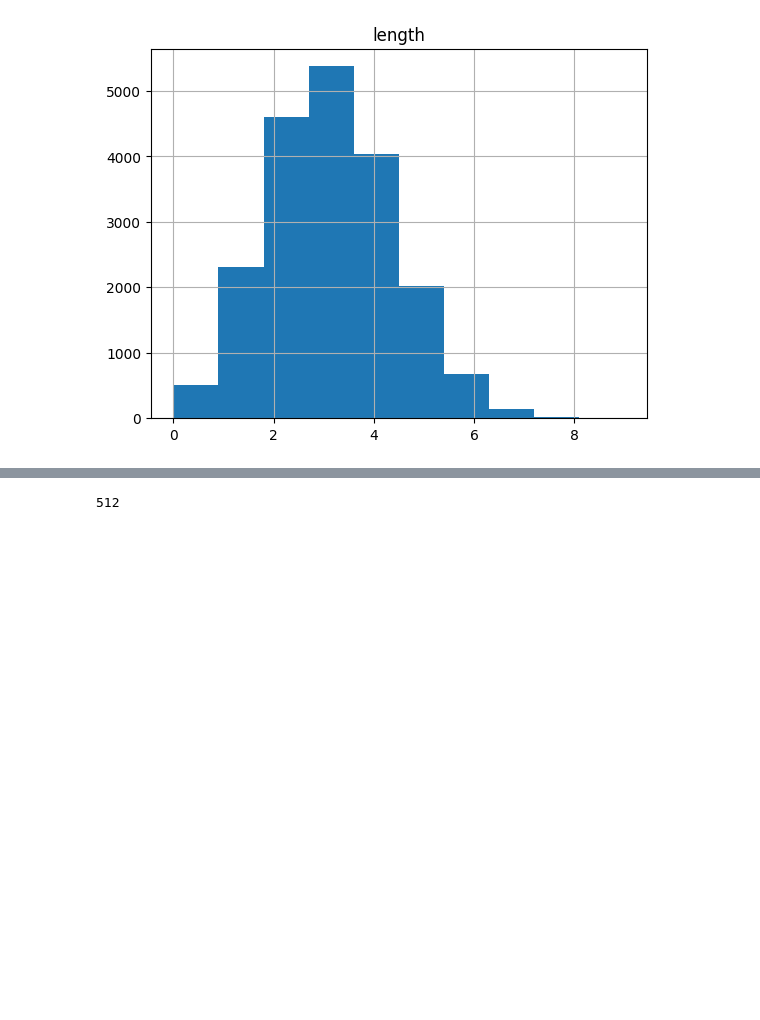
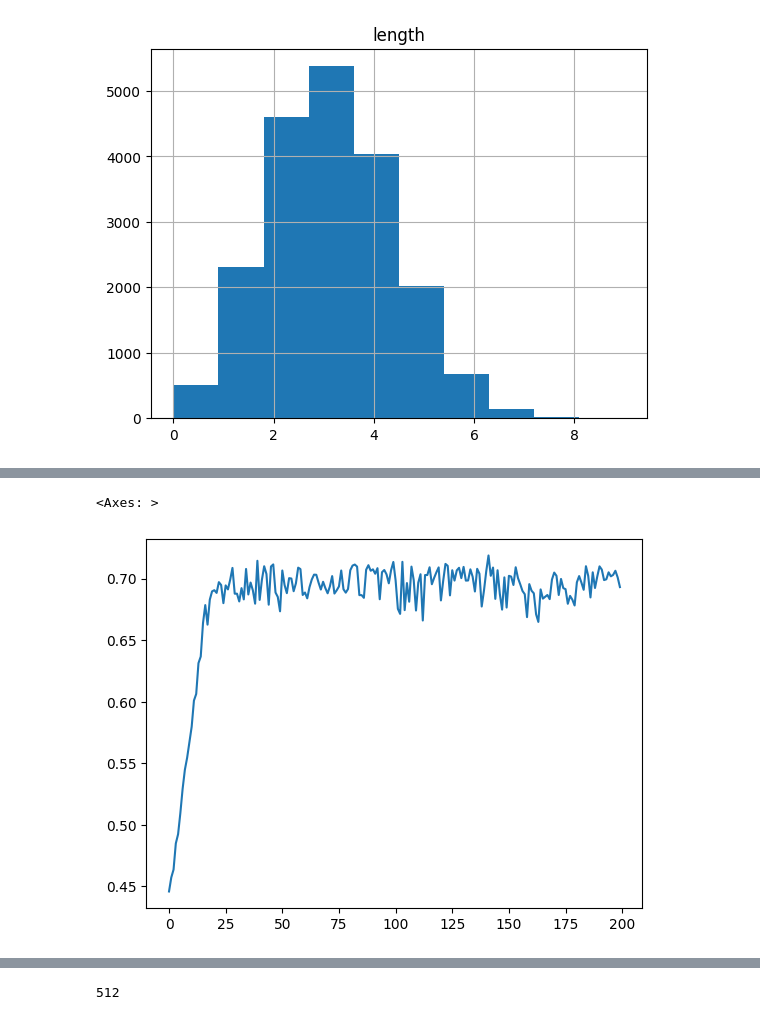
Before and after one commit to andrewbeaton123/tic_tac_learn, a Jupyter notebook: Testing.ipynb, the cells around one changed output, grey strips where cells are left out. Cells and saved outputs as stored; diff of their text form; code cells hidden in the pictures; blank space fills up the shorter version.

```diff
--- a/Testing.ipynb
+++ b/Testing.ipynb
@@ -104,0 +100,14 @@ raw_test_data
+# %%
+metrics = pd.DataFrame().from_dict(raw_test_data).T.reset_index(
+                                        ).rename(columns={0:"lr",
+                                        1: "total wins",
+                                        2: "Total Draws",
+                                        "index":"games played",
+                                        3: "total test games"})
+# %%
+metrics["win_rate"] =  metrics["total wins"] / metrics["total test games"]
+# %%
+metrics["win_rate"].plot()
+# %% [output]
+<Axes: >
+[figure, added]
```
Also changed, not shown: parts of 16 cells of this notebook, 2 other files.
